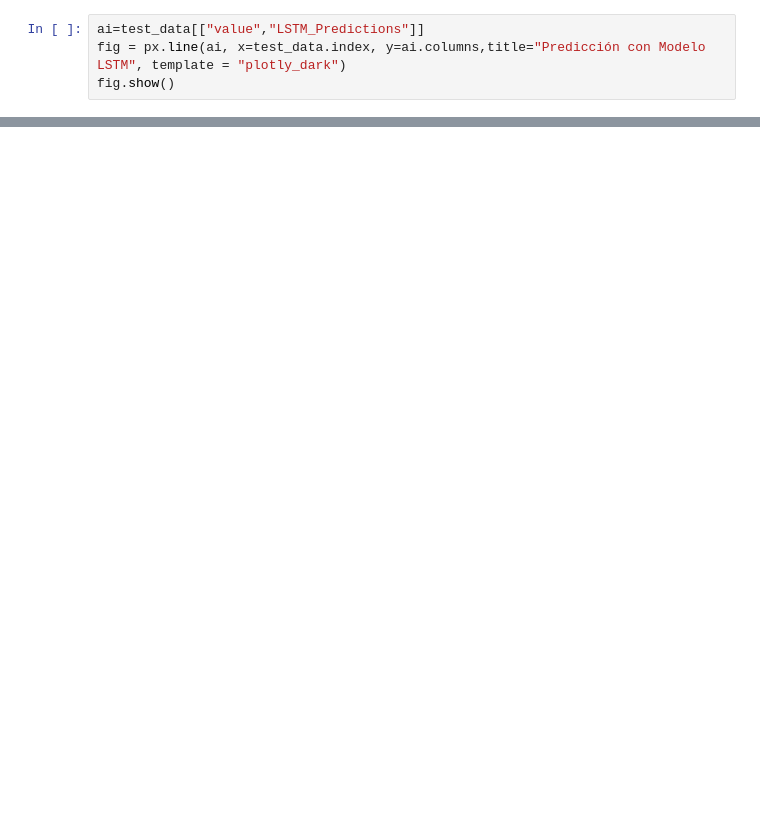
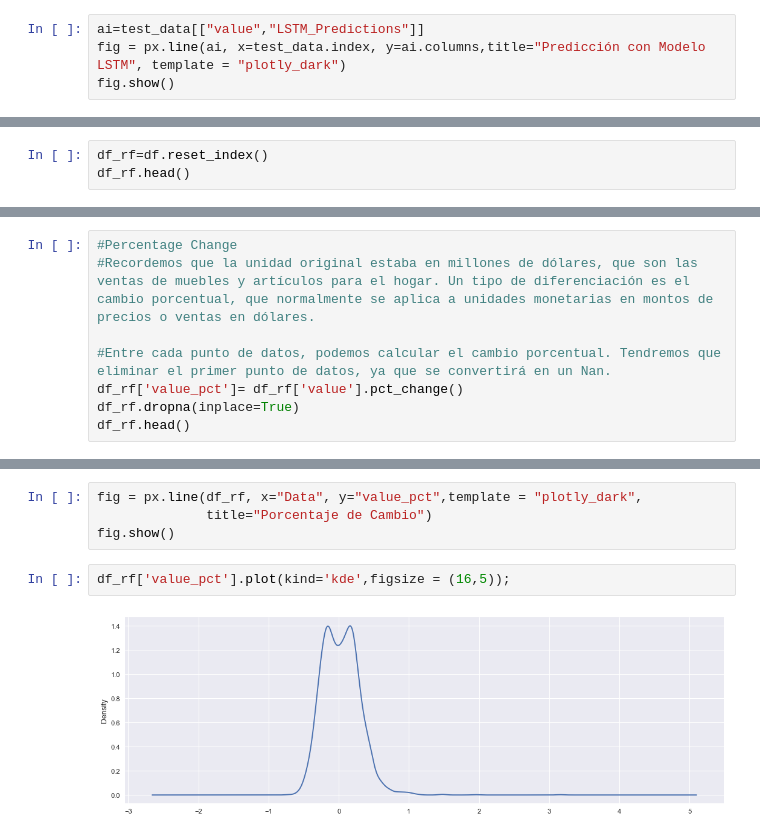
Before and after one commit to Likimeya/BCN_temp, a Jupyter notebook: temperaturas.ipynb, the cells around one changed output, grey strips where cells are left out. Drawn from its saved outputs; the diff is of its cells as text; blank space fills up the shorter version.

```diff
--- a/temperaturas.ipynb
+++ b/temperaturas.ipynb
@@ -694,0 +675,3 @@ ModuleNotFoundError: No module named 'fbprophet'
+# %%
+df_rf=df.reset_index()
+df_rf.head()
@@ -694,0 +685,8 @@ ModuleNotFoundError: No module named 'fbprophet'
+# %%
+#Percentage Change
+#Recordemos que la unidad original estaba en millones de dólares, que son las ventas de muebles y artículos para el hogar. Un tipo de diferenciación es el cambio porcentual, que normalmente se aplica a unidades monetarias en montos de precios o ventas en dólares.
+
+#Entre cada punto de datos, podemos calcular el cambio porcentual. Tendremos que eliminar el primer punto de datos, ya que se convertirá en un Nan.
+df_rf['value_pct']= df_rf['value'].pct_change()
+df_rf.dropna(inplace=True)
+df_rf.head()
@@ -694,0 +712,8 @@ ModuleNotFoundError: No module named 'fbprophet'
+# %%
+fig = px.line(df_rf, x="Data", y="value_pct",template = "plotly_dark",
+              title="Porcentaje de Cambio")
+fig.show()
+# %%
+df_rf['value_pct'].plot(kind='kde',figsize = (16,5));
+# %% [output]
+[figure, added]
```
Also changed, not shown: parts of 37 cells of this notebook, 3 other files.
